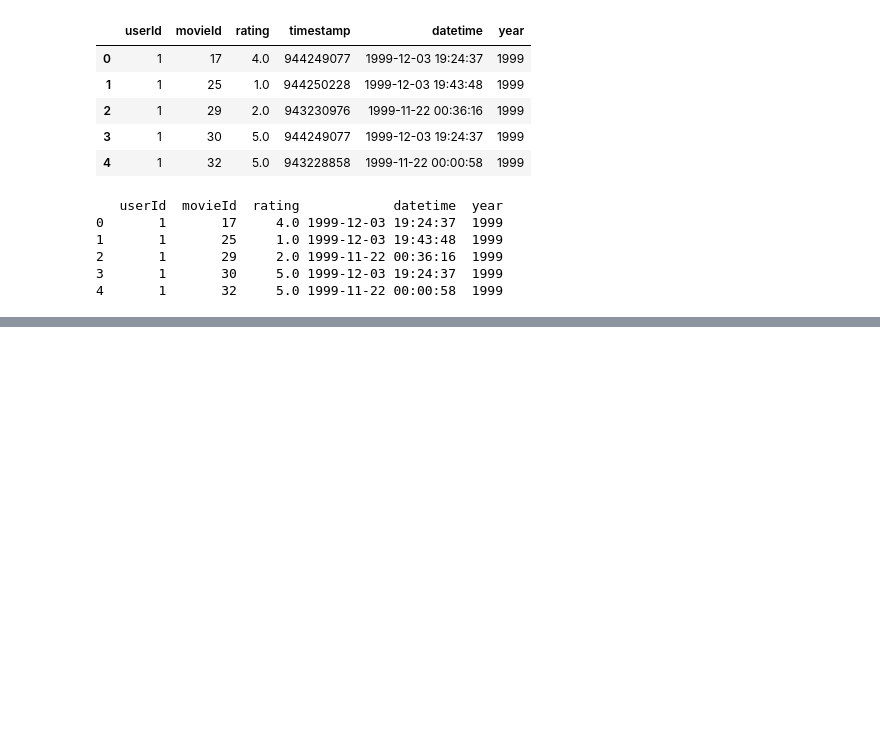
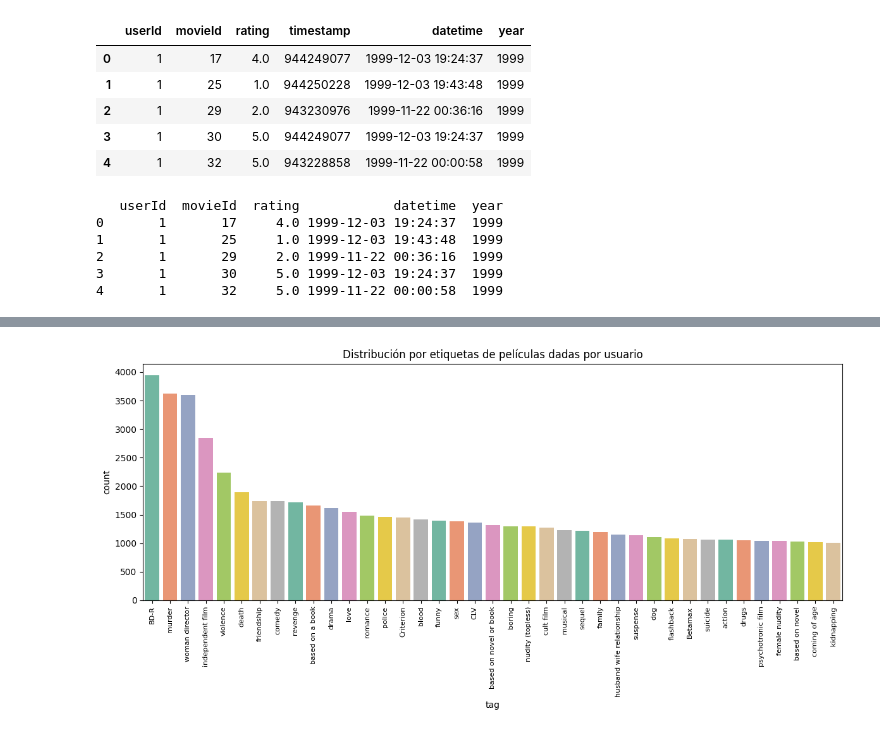
Before and after one commit to magy509/ingenieropg80.Proyecto_final_madre, a Jupyter notebook: src/eda.ipynb, the cells around one changed output, grey strips where cells are left out. Cells and saved outputs as stored; diff of their text form; code cells hidden in the pictures; blank space fills up the shorter version.

```diff
--- a/src/eda.ipynb
+++ b/src/eda.ipynb
@@ -279,0 +356,15 @@ Mediana de ratings por película: 5.0
+# %%
+plt.figure(figsize=(12, 6))
+ax = sns.countplot(
+    data=movie_tag,
+    x="tag",
+    order=movie_tag["tag"].value_counts().index,
+    palette="Set2"
+)
+
+plt.title("Distribución por etiquetas de películas dadas por usuario")
+ax.tick_params(axis='x', rotation=90, labelsize=8)
+plt.tight_layout()
+plt.show()
+# %% [output]
+[figure, added]
```
Also changed, not shown: parts of 20 cells of this notebook, 4 other files.
